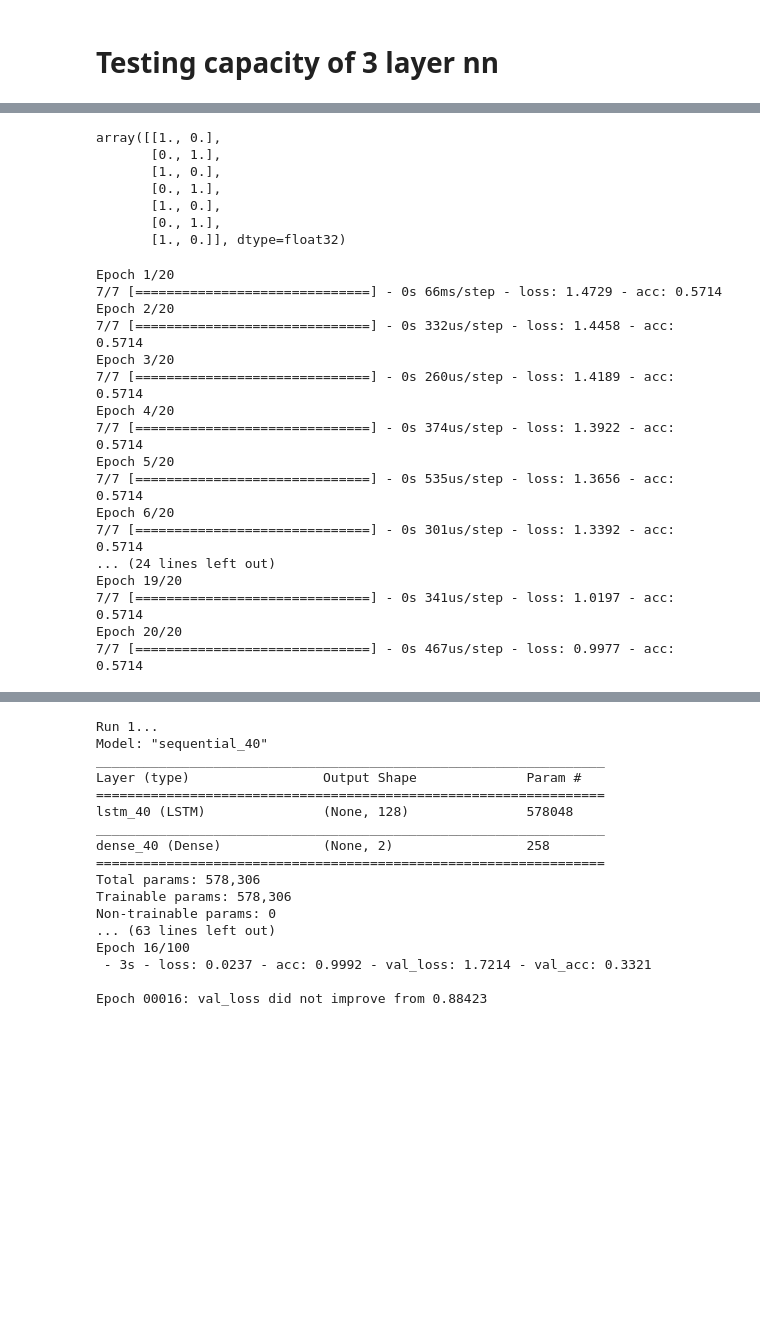
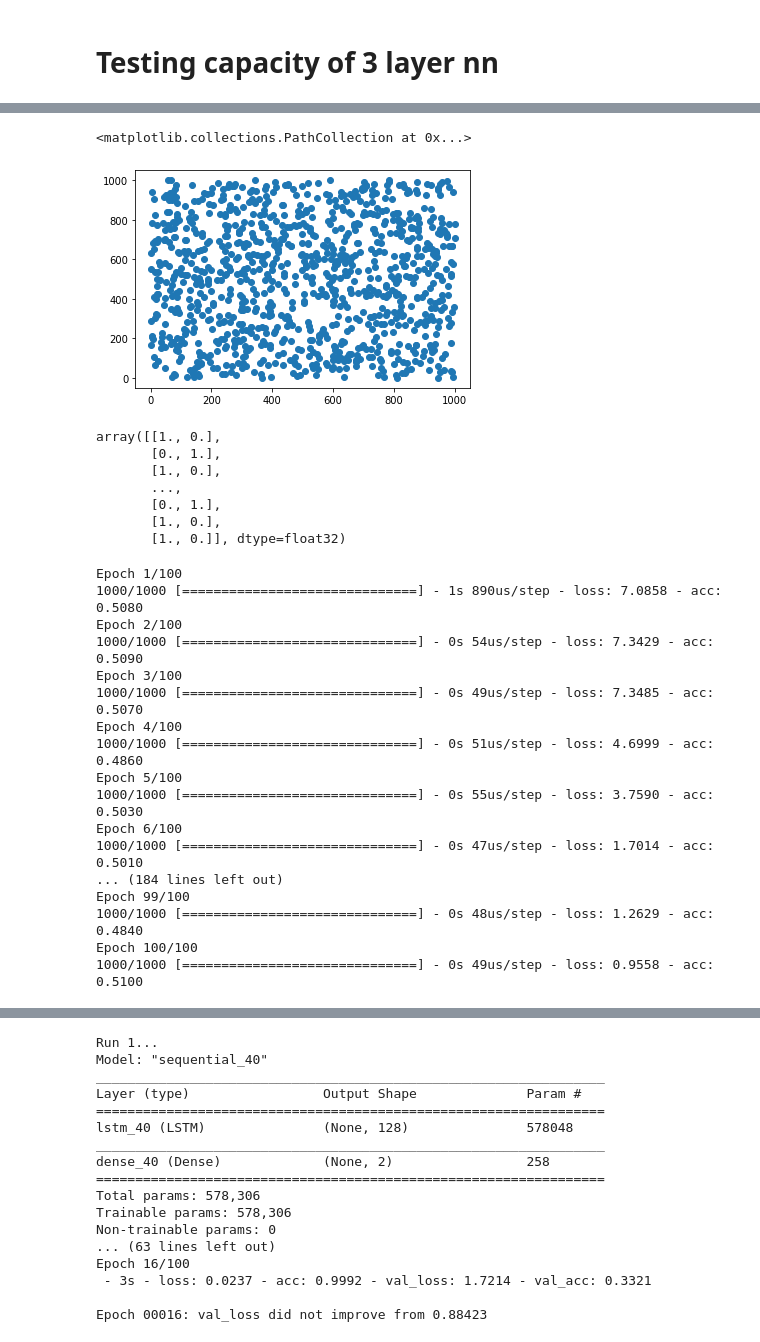
Before and after one commit to NathanielRose/eeg-294, a Jupyter notebook: Gumpy_Testing_SH.ipynb, the cells around one changed output, grey strips where cells are left out. Drawn from its saved outputs; the diff is of its cells as text; code cells hidden in the pictures; blank space fills up the shorter version.

```diff
--- a/Gumpy_Testing_SH.ipynb
+++ b/Gumpy_Testing_SH.ipynb
@@ -675,6 +666,13 @@ y = [0, 1, 0, 1, 0, 1, 0]
+# %%
+np.random.seed(48)
+x = np.random.randint(0, 1001, [1000, 2])
+y = np.random.randint(0, 2, 1000)
+# %%
+plt.scatter(x[:, 0], x[:, 1])
+# %% [output]
+<matplotlib.collections.PathCollection at 0x...>
+[figure, added]
 # %%
-x = np.array(x)
-y = np.array(y)
 from keras.utils import to_categorical
 y_binary = to_categorical(y)
 y_binary
@@ -682,27 +680,27 @@ y_binary
 array([[1., 0.],
        [0., 1.],
        [1., 0.],
+       ...,
        [0., 1.],
        [1., 0.],
-       [0., 1.],
        [1., 0.]], dtype=float32)
 # %%
-history = model.fit(x, y_binary, epochs = 20)
+history = model.fit(x, y_binary, epochs = 100)
 # %% [output]
-Epoch 1/20
-7/7 [==============================] - 0s 66ms/step - loss: 1.4729 - acc: 0.5714
-Epoch 2/20
-7/7 [==============================] - 0s 332us/step - loss: 1.4458 - acc: 0.5714
-Epoch 3/20
-7/7 [==============================] - 0s 260us/step - loss: 1.4189 - acc: 0.5714
-Epoch 4/20
-7/7 [==============================] - 0s 374us/step - loss: 1.3922 - acc: 0.5714
-Epoch 5/20
-7/7 [==============================] - 0s 535us/step - loss: 1.3656 - acc: 0.5714
-Epoch 6/20
-7/7 [==============================] - 0s 301us/step - loss: 1.3392 - acc: 0.5714
-... (24 lines left out)
-Epoch 19/20
-7/7 [==============================] - 0s 341us/step - loss: 1.0197 - acc: 0.5714
-Epoch 20/20
-7/7 [==============================] - 0s 467us/step - loss: 0.9977 - acc: 0.5714
+Epoch 1/100
+1000/1000 [==============================] - 1s 890us/step - loss: 7.0858 - acc: 0.5080
+Epoch 2/100
+1000/1000 [==============================] - 0s 54us/step - loss: 7.3429 - acc: 0.5090
+Epoch 3/100
+1000/1000 [==============================] - 0s 49us/step - loss: 7.3485 - acc: 0.5070
+Epoch 4/100
+1000/1000 [==============================] - 0s 51us/step - loss: 4.6999 - acc: 0.4860
+Epoch 5/100
+1000/1000 [==============================] - 0s 55us/step - loss: 3.7590 - acc: 0.5030
+Epoch 6/100
+1000/1000 [==============================] - 0s 47us/step - loss: 1.7014 - acc: 0.5010
+... (184 lines left out)
+Epoch 99/100
+1000/1000 [==============================] - 0s 48us/step - loss: 1.2629 - acc: 0.4840
+Epoch 100/100
+1000/1000 [==============================] - 0s 49us/step - loss: 0.9558 - acc: 0.5100
```
Also changed, not shown: parts of 8 cells of this notebook.
